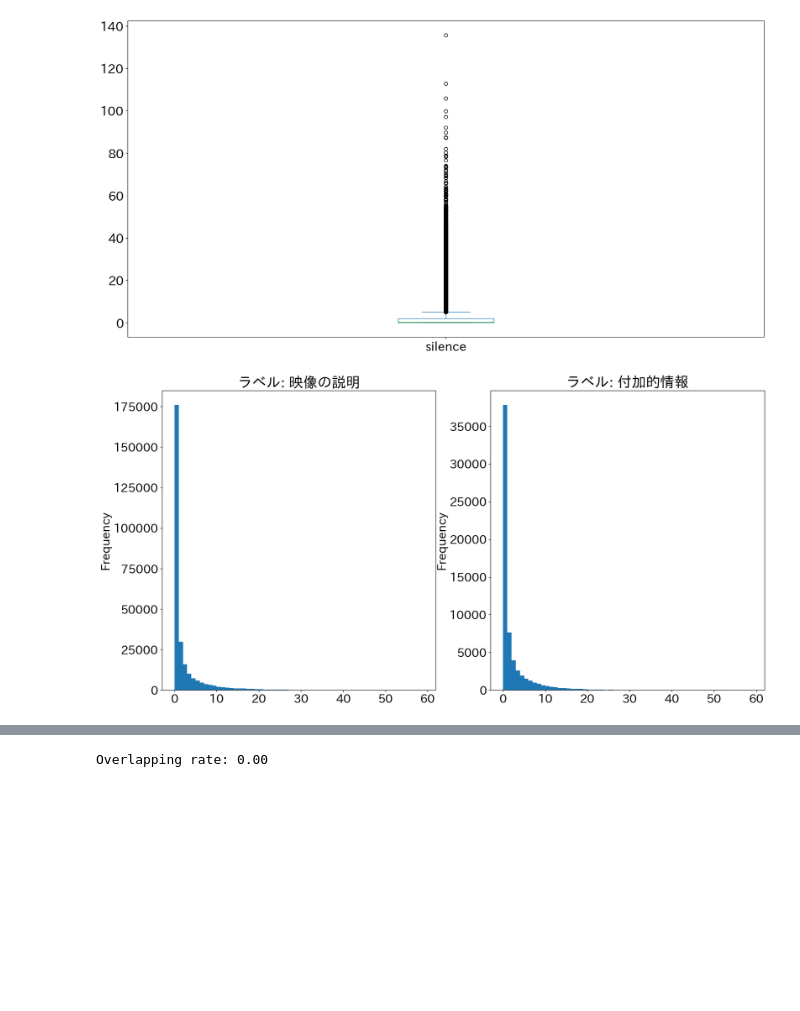
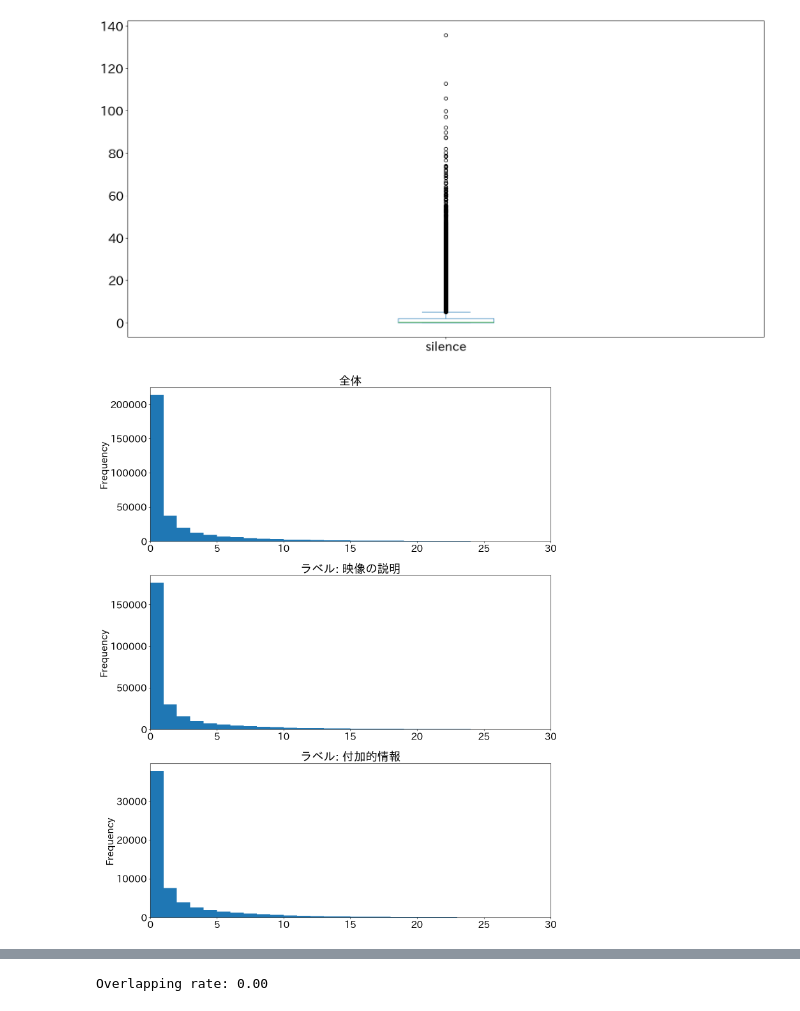
Before and after one commit to zaemon1251-hesty/soccer-bg-script, a Jupyter notebook: notebook/explore_scbi-v2.ipynb, the cells around one changed output, grey strips where cells are left out. Drawn from its saved outputs; the diff is of its cells as text; code cells hidden in the pictures; blank space fills up the shorter version.

```diff
--- a/notebook/explore_scbi-v2.ipynb
+++ b/notebook/explore_scbi-v2.ipynb
@@ -480,45 +513,42 @@ plot_silence_boxplot(scbi_df)
 # %% [output]
 [figure]
 # %%
-# 沈黙時間の分布 ラベルごとに
+# 沈黙時間の分布 全体 + ラベルごとに
 from sn_script.config import binary_category_name
 
 
-def plot_silence_distribution(df: pd.DataFrame):
-    fig, ax = plt.subplots(1, 2, figsize=(20, 10))
-    df['prev_end'] = df['end'].shift(1)
-    df['silence'] = (df['start'] - df['prev_end'])
-    df.loc[df['silence'] <= 0, 'silence'] = None
+def plot_silence_distribution(df: pd.DataFrame, ignore_under_1sec=False):
+    df = df.copy()
+    fig, ax = plt.subplots(3, 1, figsize=(15, 18))
+    df["prev_end"] = df["end"].shift(1)
+    df["silence"] = df["start"] - df["prev_end"]
+    df.loc[df["silence"] <= 0, "silence"] = None
+    liminf = 0
+    if ignore_under_1sec:
+        liminf = 1
+        df = df[df["silence"] >= 1]
+
+    # 全体
+    (df.loc[:, "silence"].plot.hist(bins=np.arange(0, 60), ax=ax[0], title="全体", xlim=(liminf, 30)))
 
     # ラベル: 映像の説明
     (
-        df
-        .loc[df[binary_category_name] == 0, 'silence']
-        .plot
-        .hist(
-            bins=np.arange(0, 60),
-            figsize=(20, 10),
-            ax=ax[0],
-            title="ラベル: 映像の説明"
+        df.loc[df[binary_category_name] == 0, "silence"].plot.hist(
+            bins=np.arange(0, 60), ax=ax[1], title="ラベル: 映像の説明", xlim=(liminf, 30)
         )
     )
 
     # ラベル: 付加的情報
     (
-        df
-        .loc[df[binary_category_name] == 1, 'silence']
-        .plot
-        .hist(
-            bins=np.arange(0, 60),
-            figsize=(20, 10),
-            ax=ax[1],
-            title="ラベル: 付加的情報",
+        df.loc[df[binary_category_name] == 1, "silence"].plot.hist(
+            bins=np.arange(0, 60), ax=ax[2], title="ラベル: 付加的情報", xlim=(liminf, 30)
         )
     )
+    fig.tight_layout()
 
     fig.savefig("database/images/scbi_v2-silence_distribution_group.png")
 
 
 plot_silence_distribution(scbi_df)
 # %% [output]
-[figure, old version]
+[figure, new version]
```
Also changed, not shown: parts of 5 cells of this notebook, 2 other files.
